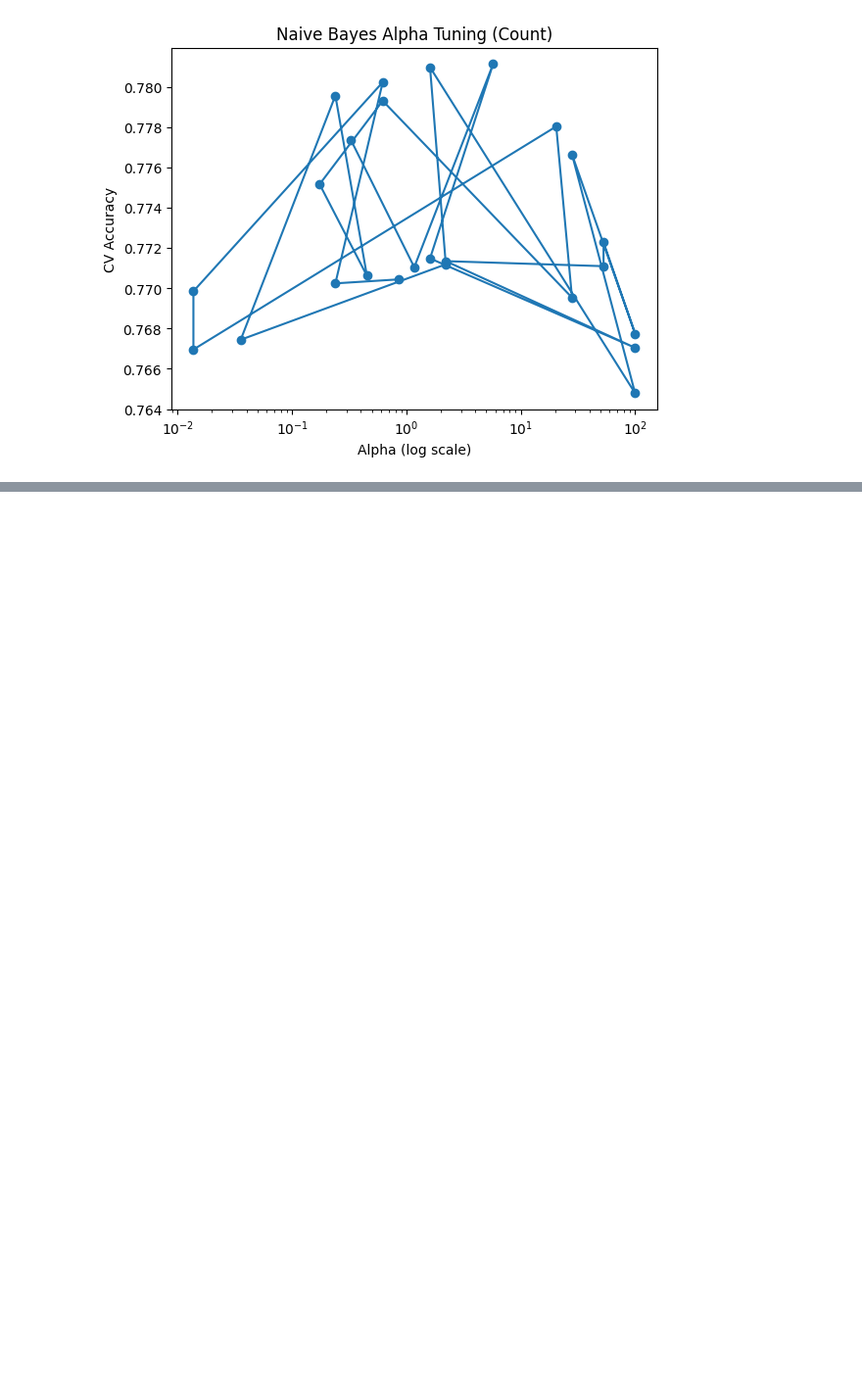
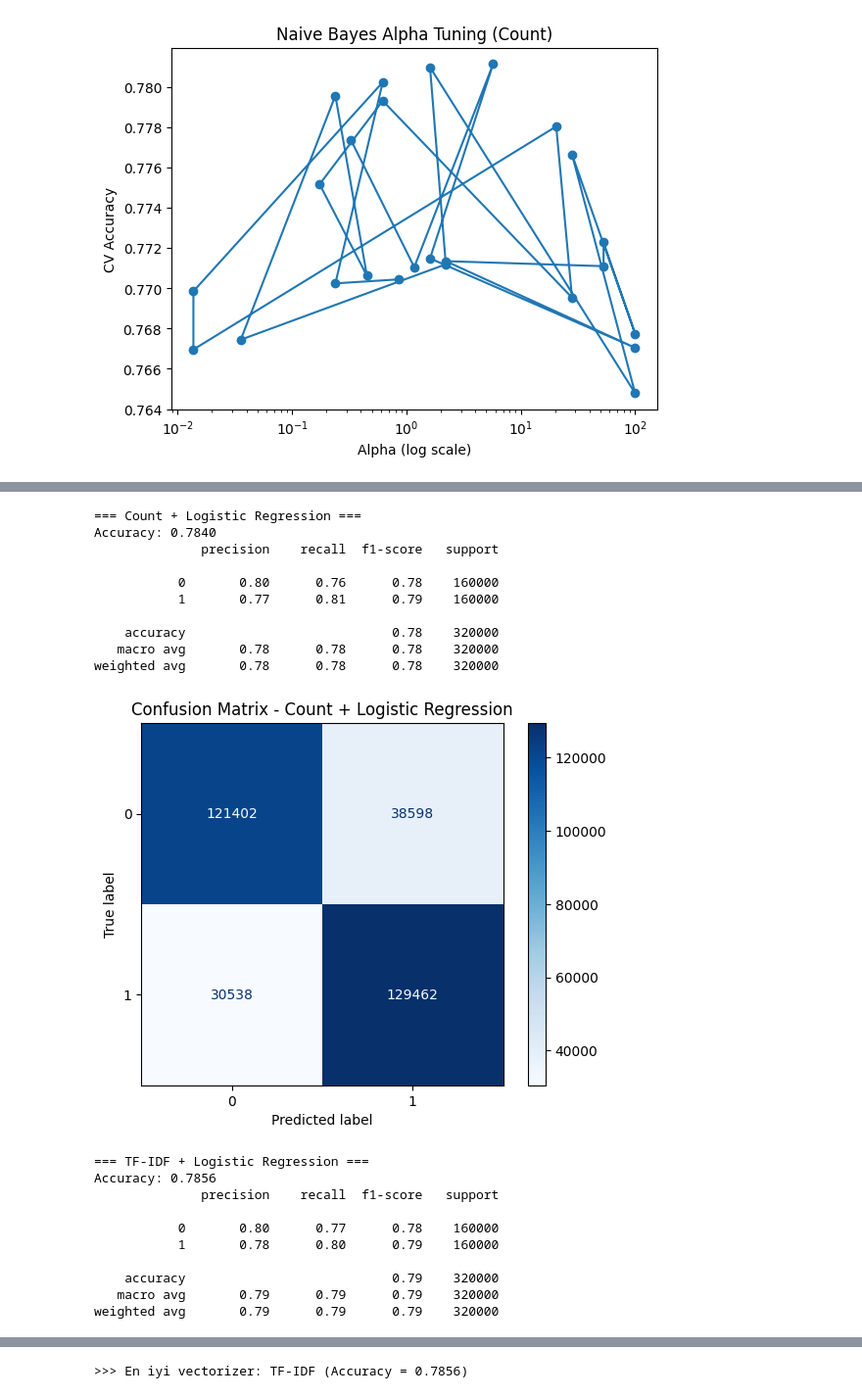
Before and after one commit to ylmzelff/supermarket_sales_EDA, a Jupyter notebook: tw-sentiment-analysis-preprocessing-naivebayes.ipynb, the cells around one changed output, grey strips where cells are left out. Shown at 98% size. Drawn from its saved outputs; the diff is of its cells as text; code cells hidden in the pictures; blank space fills up the shorter version.

Commit message:
Kaggle Notebook | naive_bayes&logistic_regression | Version 9

```diff
--- a/tw-sentiment-analysis-preprocessing-naivebayes.ipynb
+++ b/tw-sentiment-analysis-preprocessing-naivebayes.ipynb
@@ -624,0 +645,47 @@ plt.show()
+# %%
+results_lr = {}
+
+for vect_name, vect in [("Count", CountVectorizer()), ("TF-IDF", TfidfVectorizer())]:
+    pipe = Pipeline([
+        ("vectorizer", vect),
+        ("lr", LogisticRegression(max_iter=200, solver="liblinear"))
+    ])
+
+    pipe.fit(X_train, y_train)
+    y_pred = pipe.predict(X_test)
+    acc = accuracy_score(y_test, y_pred)
+
+    results_lr[vect_name] = (pipe, acc, y_pred)
+
+    print(f"\n=== {vect_name} + Logistic Regression ===")
+    print(f"Accuracy: {acc:.4f}")
+    print(classification_report(y_test, y_pred))
+
+    ConfusionMatrixDisplay.from_estimator(pipe, X_test, y_test, cmap="Blues")
+    plt.title(f"Confusion Matrix - {vect_name} + Logistic Regression")
+    plt.show()
+
+best_vect_name_lr = max(results_lr, key=lambda k: results_lr[k][1])
+print(f"\n>>> En iyi vectorizer: {best_vect_name_lr} (Accuracy = {results_lr[best_vect_name_lr][1]:.4f})")
+# %% [output]
+=== Count + Logistic Regression ===
+Accuracy: 0.7840
+              precision    recall  f1-score   support
+
+           0       0.80      0.76      0.78    160000
+           1       0.77      0.81      0.79    160000
+
+    accuracy                           0.78    320000
+   macro avg       0.78      0.78      0.78    320000
+weighted avg       0.78      0.78      0.78    320000
+[figure, added]
+=== TF-IDF + Logistic Regression ===
+Accuracy: 0.7856
+              precision    recall  f1-score   support
+
+           0       0.80      0.77      0.78    160000
+           1       0.78      0.80      0.79    160000
+
+    accuracy                           0.79    320000
+   macro avg       0.79      0.79      0.79    320000
+weighted avg       0.79      0.79      0.79    320000
@@ -624,0 +693 @@ plt.show()
+>>> En iyi vectorizer: TF-IDF (Accuracy = 0.7856)
```
Also changed, not shown: parts of 15 cells of this notebook.
